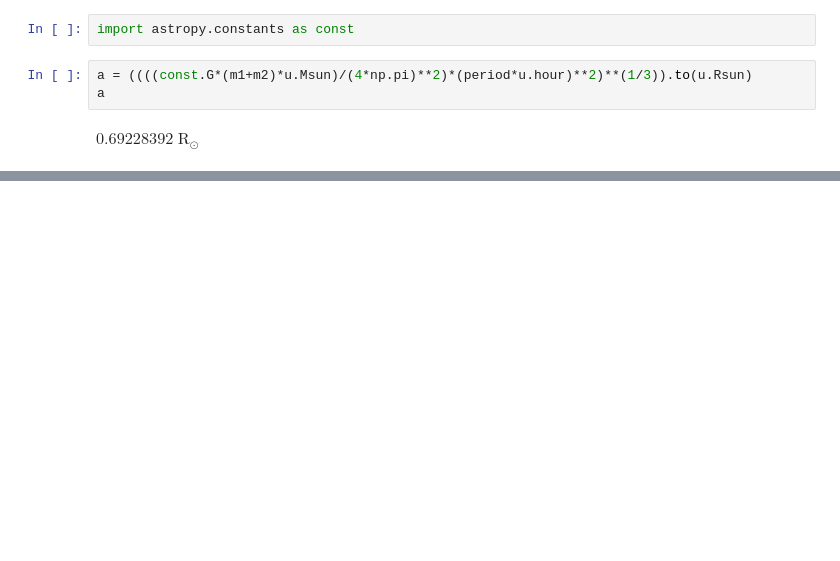
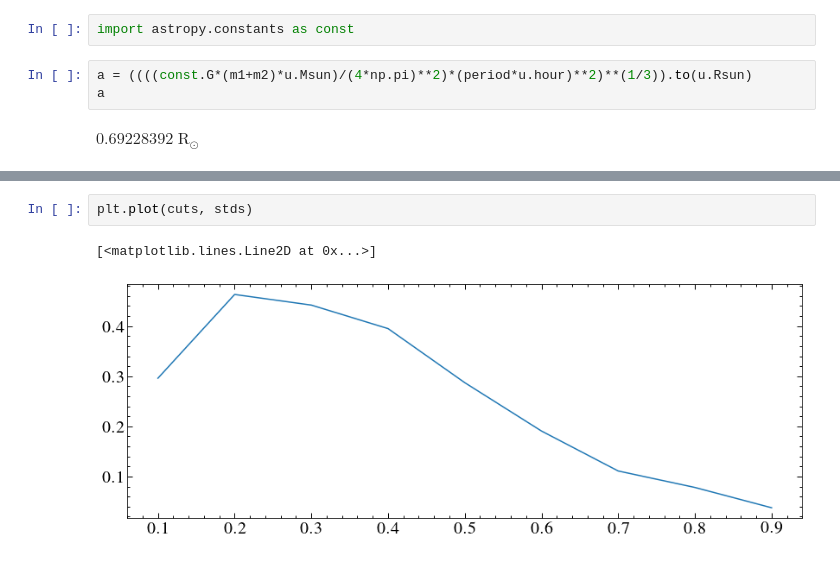
Before and after one commit to davidjwilson/wd-bd, a Jupyter notebook: fit_mass.ipynb, the cells around one changed output, grey strips where cells are left out. Drawn from its saved outputs; the diff is of its cells as text; blank space fills up the shorter version.

```diff
--- a/fit_mass.ipynb
+++ b/fit_mass.ipynb
@@ -401,0 +498,5 @@ $0.69228392 \; \mathrm{R_{\odot}}$
+# %%
+plt.plot(cuts, stds)
+# %% [output]
+[<matplotlib.lines.Line2D at 0x...>]
+[figure, added]
```
Also changed, not shown: parts of 13 cells of this notebook.
